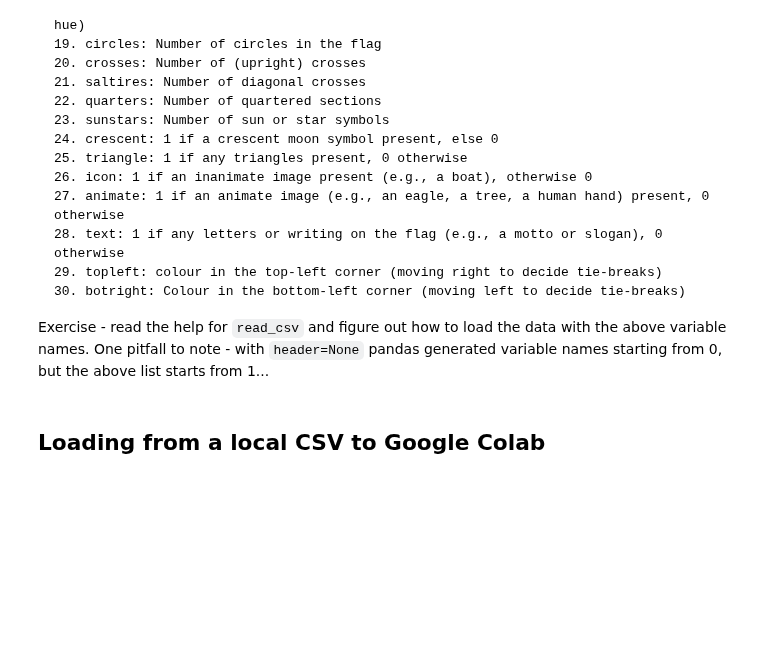
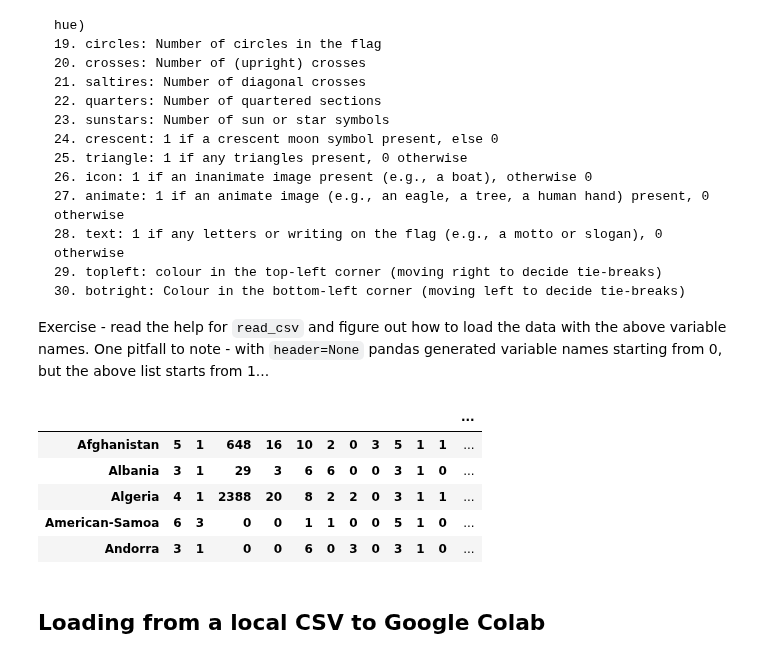
Before and after one commit to HeyLaxmi/DS-Unit-1-Sprint-1-Dealing-With-Data, a Jupyter notebook: Copy_of_LS_DS_112_Loading_Data.ipynb, the cells around one changed output. Drawn from its saved outputs; the diff is of its cells as text; code cells hidden in the pictures; blank space fills up the shorter version.

````diff
--- a/Copy_of_LS_DS_112_Loading_Data.ipynb
+++ b/Copy_of_LS_DS_112_Loading_Data.ipynb
@@ -221,6 +221,18 @@ This data is fairly nice - it was "donated" and is already "clean" (no missing v
 ```
 
 Exercise - read the help for `read_csv` and figure out how to load the data with the above variable names. One pitfall to note - with `header=None` pandas generated variable names starting from 0, but the above list starts from 1...
+# %%
+column_headers = ['name', 'landmass', 'zone','area','population']
+
+flag_data = pd.read_csv(flag_data_url, names=column_headers)
+flag_data.head()
+# %% [output]
+|  |  |  |  |  |  |  |  |  |  |  |  | ... |
+| Afghanistan | 5 | 1 | 648 | 16 | 10 | 2 | 0 | 3 | 5 | 1 | 1 | ... |
+| Albania | 3 | 1 | 29 | 3 | 6 | 6 | 0 | 0 | 3 | 1 | 0 | ... |
+| Algeria | 4 | 1 | 2388 | 20 | 8 | 2 | 2 | 0 | 3 | 1 | 1 | ... |
+| American-Samoa | 6 | 3 | 0 | 0 | 1 | 1 | 0 | 0 | 5 | 1 | 0 | ... |
+| Andorra | 3 | 1 | 0 | 0 | 6 | 0 | 3 | 0 | 3 | 1 | 0 | ... |
 # %% [markdown]
 ## Loading from a local CSV to Google Colab
 # %% [markdown]
````
Also changed, not shown: parts of 7 cells of this notebook.
